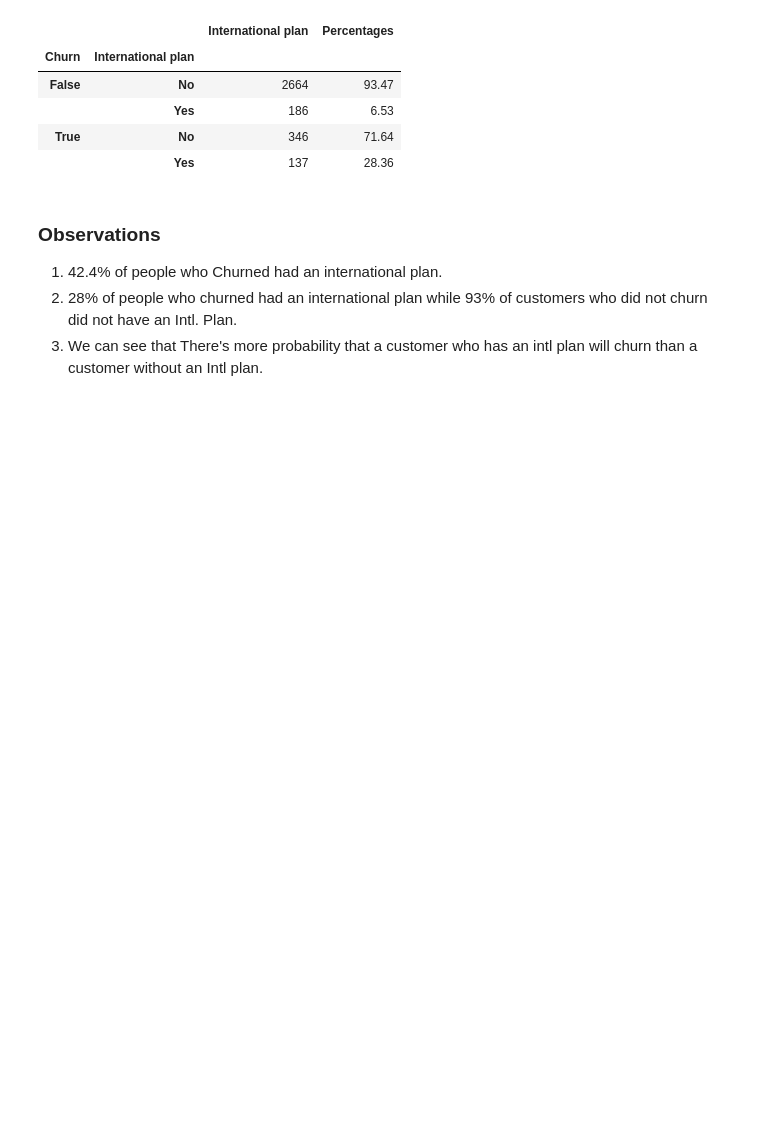
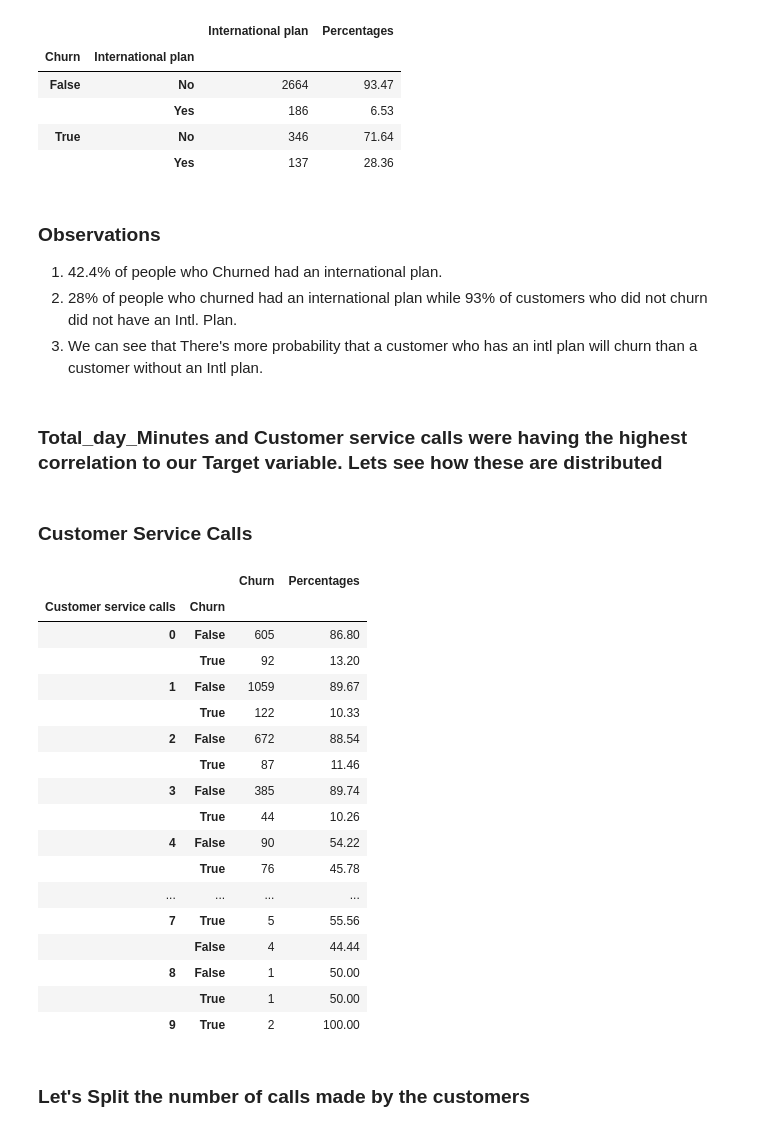
Before and after one commit to SharanKalyan/Customer_Churn_Analysis, a Jupyter notebook: Churn Prediction.ipynb, the cells around one changed output. Drawn from its saved outputs; the diff is of its cells as text; code cells hidden in the pictures; blank space fills up the shorter version.

```diff
--- a/Churn Prediction.ipynb
+++ b/Churn Prediction.ipynb
@@ -194,3 +212,35 @@ ip_churn_op
 1. 42.4% of people who Churned had an international plan.
 2. 28% of people who churned had an international plan while 93% of customers who did not churn did not have an Intl. Plan.
 3. We can see that There's more probability that a customer who has an intl plan will churn than a customer without an Intl plan.
+# %% [markdown]
+### Total_day_Minutes and Customer service calls were having the highest correlation to our Target variable. Lets see how these are distributed
+# %% [markdown]
+### Customer Service Calls
+# %%
+csc_op = pd.DataFrame(df.Churn.groupby(df['Customer service calls']).value_counts())
+csc_op['Percentages'] = round(pd.DataFrame(df.Churn.groupby(df['Customer service calls']).value_counts(normalize=True))*100,2)
+#csc_op.rename(columns = {'Churn':'Count'},inplace=True)
+#csc_op = csc_op.reset_index()
+# %%
+csc_op
+# %% [output]
+|  |  | Churn | Percentages |
+| Customer service calls | Churn |  |  |
+| 0 | False | 605 | 86.80 |
+|  | True | 92 | 13.20 |
+| 1 | False | 1059 | 89.67 |
+|  | True | 122 | 10.33 |
+| 2 | False | 672 | 88.54 |
+|  | True | 87 | 11.46 |
+| 3 | False | 385 | 89.74 |
+|  | True | 44 | 10.26 |
+| 4 | False | 90 | 54.22 |
+|  | True | 76 | 45.78 |
+| ... | ... | ... | ... |
+| 7 | True | 5 | 55.56 |
+|  | False | 4 | 44.44 |
+| 8 | False | 1 | 50.00 |
+|  | True | 1 | 50.00 |
+| 9 | True | 2 | 100.00 |
+# %% [markdown]
+### Let's Split the number of calls made by the customers
```
Also changed, not shown: parts of 14 cells of this notebook.
